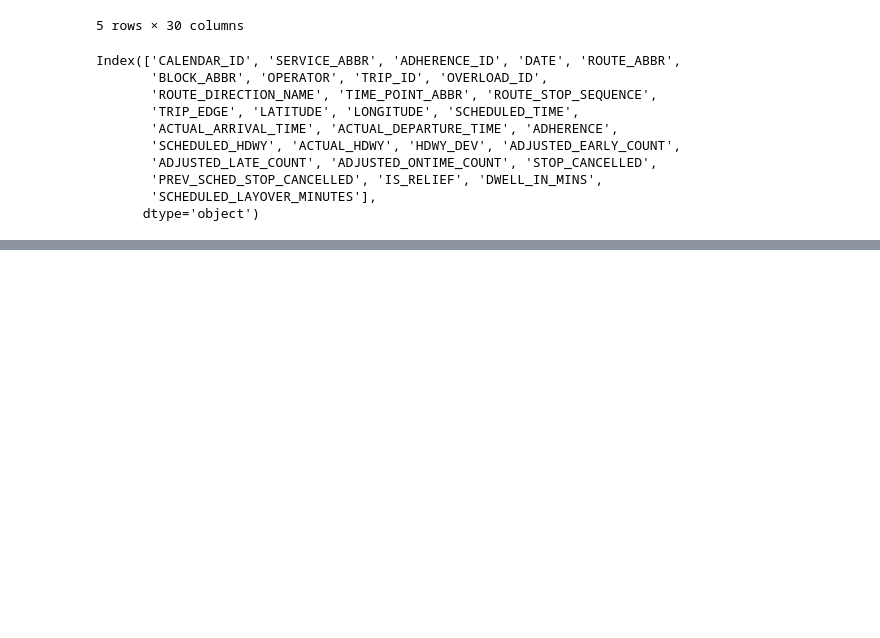
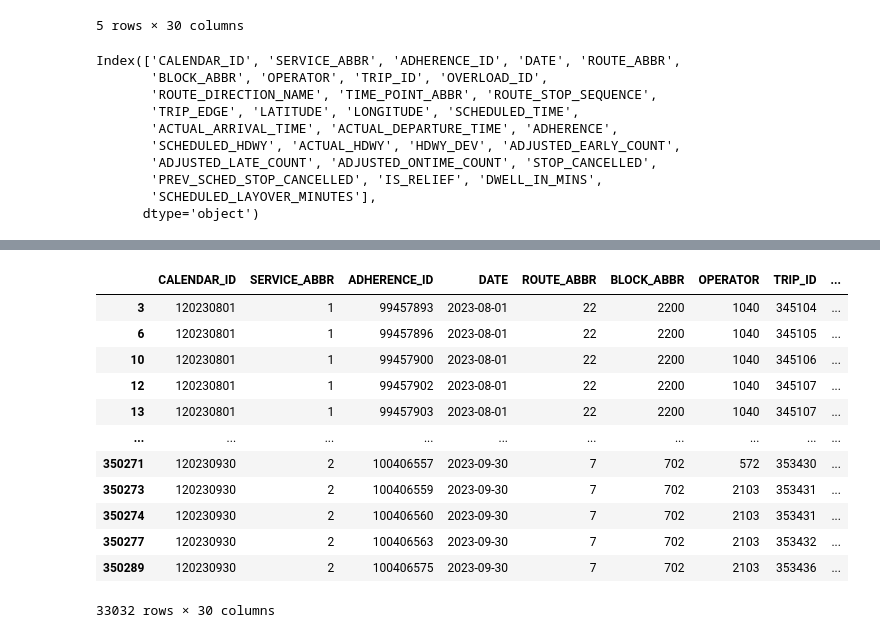
Before and after one commit to NSS-Data-Analytics-Cohort-11/wego-the-brotherhood-of-steel, a Jupyter notebook: notebooks/WeGo Project.ipynb, the cells around one changed output, grey strips where cells are left out. Saved outputs shown, nothing was run; the diff lists cells and outputs as text; code cells hidden in the pictures; blank space fills up the shorter version.

```diff
--- a/notebooks/WeGo Project.ipynb
+++ b/notebooks/WeGo Project.ipynb
@@ -27,0 +83,17 @@ Index(['CALENDAR_ID', 'SERVICE_ABBR', 'ADHERENCE_ID', 'DATE', 'ROUTE_ABBR',
+# %%
+early_buses = wego[wego['ADHERENCE'] > 1 & (wego['ADHERENCE'] < 60)]
+early_buses
+# %% [output]
+|  | CALENDAR_ID | SERVICE_ABBR | ADHERENCE_ID | DATE | ROUTE_ABBR | BLOCK_ABBR | OPERATOR | TRIP_ID | ... |
+| 3 | 120230801 | 1 | 99457893 | 2023-08-01 | 22 | 2200 | 1040 | 345104 | ... |
+| 6 | 120230801 | 1 | 99457896 | 2023-08-01 | 22 | 2200 | 1040 | 345105 | ... |
+| 10 | 120230801 | 1 | 99457900 | 2023-08-01 | 22 | 2200 | 1040 | 345106 | ... |
+| 12 | 120230801 | 1 | 99457902 | 2023-08-01 | 22 | 2200 | 1040 | 345107 | ... |
+| 13 | 120230801 | 1 | 99457903 | 2023-08-01 | 22 | 2200 | 1040 | 345107 | ... |
+| ... | ... | ... | ... | ... | ... | ... | ... | ... | ... |
+| 350271 | 120230930 | 2 | 100406557 | 2023-09-30 | 7 | 702 | 572 | 353430 | ... |
+| 350273 | 120230930 | 2 | 100406559 | 2023-09-30 | 7 | 702 | 2103 | 353431 | ... |
+| 350274 | 120230930 | 2 | 100406560 | 2023-09-30 | 7 | 702 | 2103 | 353431 | ... |
+| 350277 | 120230930 | 2 | 100406563 | 2023-09-30 | 7 | 702 | 2103 | 353432 | ... |
+| 350289 | 120230930 | 2 | 100406575 | 2023-09-30 | 7 | 702 | 2103 | 353436 | ... |
+33032 rows × 30 columns
```
Also changed, not shown: parts of 26 cells of this notebook, 2 other files.
